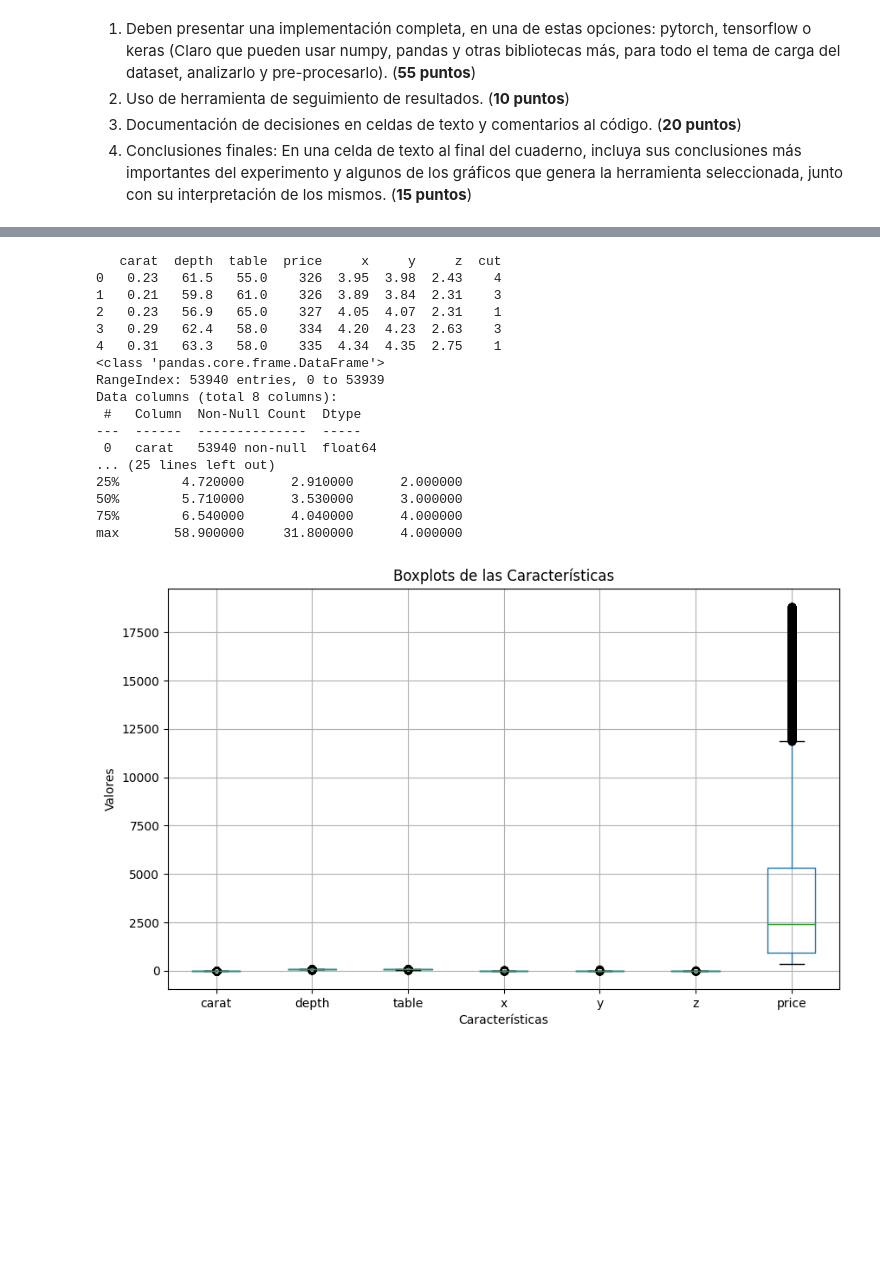
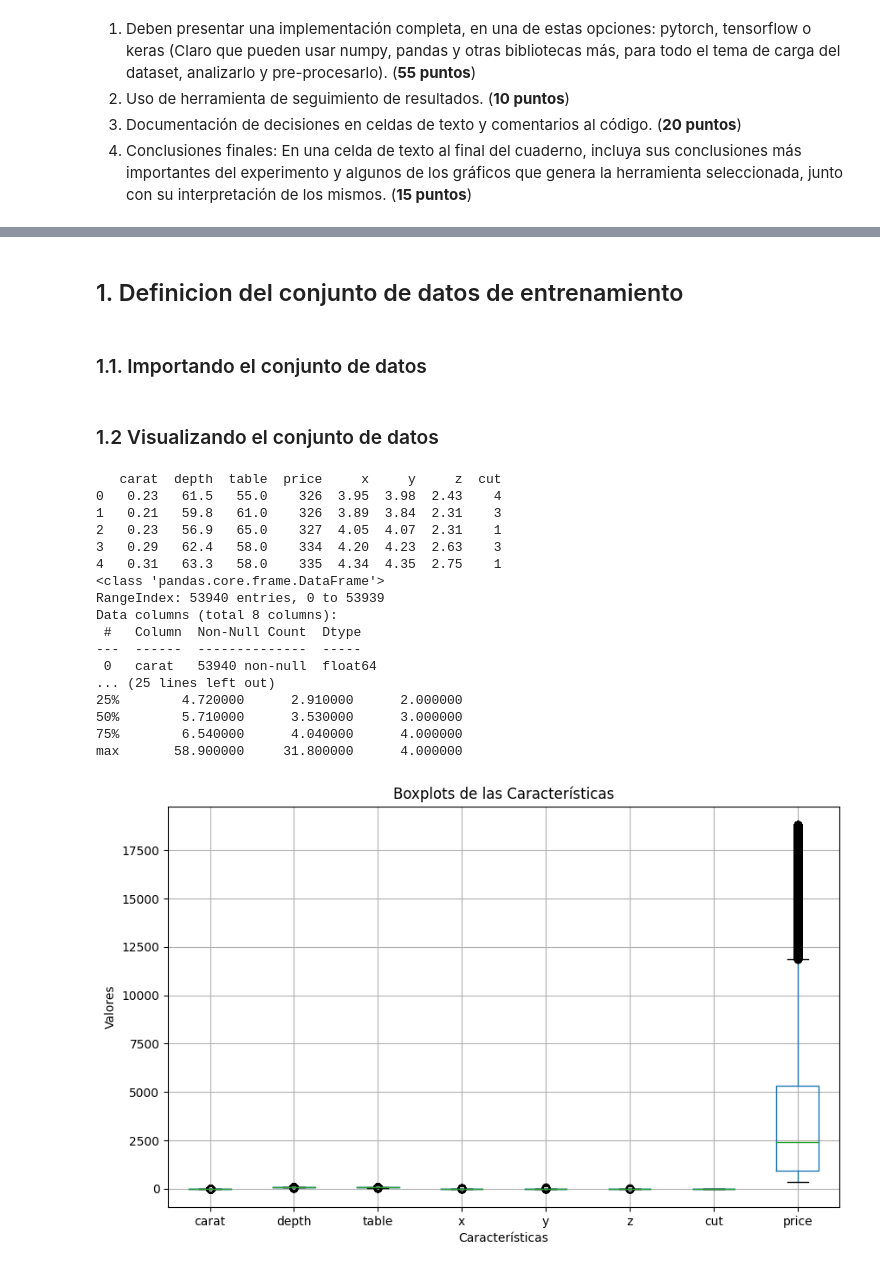
Before and after one commit to JeanPaulRF/Trabajos-IA, a Jupyter notebook: TP-3/2023-2-Trabajo Practico_3.ipynb, the cells around one changed output, grey strips where cells are left out. Drawn from its saved outputs; the diff is of its cells as text; code cells hidden in the pictures; blank space fills up the shorter version.

```diff
--- a/TP-3/2023-2-Trabajo Practico_3.ipynb
+++ b/TP-3/2023-2-Trabajo Practico_3.ipynb
@@ -37,0 +53,4 @@ Criterios de evaluación:
+# %% [markdown]
+## 1. Definicion del conjunto de datos de entrenamiento
+# %% [markdown]
+### 1.1. Importando el conjunto de datos
@@ -38,13 +60,6 @@ Criterios de evaluación:
+# %% [markdown]
+### 1.2 Visualizando el conjunto de datos
 # %%
-import pandas as pd
-import numpy as np
-import matplotlib.pyplot as plt
-from sklearn.preprocessing import MinMaxScaler
-from sklearn.model_selection import train_test_split
-
-# Asumiendo que el conjunto de datos está en un archivo CSV llamado 'diamonds.csv'
-df = pd.read_csv('diamonds.csv')
-
 # Mostrar las primeras filas del DataFrame para verificar la carga
 print(df.head())
 
@@ -53,32 +68,32 @@ print(df.info())
 
 # Estadísticas descriptivas para atributos numéricos
 print(df.describe())
 
-columnas = ['carat', 'depth', 'table', 'x', 'y', 'z', 'price']
+columnas = ['carat', 'depth', 'table', 'x', 'y', 'z', 'cut', 'price']
 
 # Visualizar boxplots para identificar valores atípicos
 plt.figure(figsize=(10, 6))
 df[columnas].boxplot()
 plt.title('Boxplots de las Características')
 plt.ylabel('Valores')
 plt.xlabel('Características')
 plt.show()
 # %% [output]
    carat  depth  table  price     x     y     z  cut
 0   0.23   61.5   55.0    326  3.95  3.98  2.43    4
 1   0.21   59.8   61.0    326  3.89  3.84  2.31    3
 2   0.23   56.9   65.0    327  4.05  4.07  2.31    1
 3   0.29   62.4   58.0    334  4.20  4.23  2.63    3
 4   0.31   63.3   58.0    335  4.34  4.35  2.75    1
 <class 'pandas.core.frame.DataFrame'>
 RangeIndex: 53940 entries, 0 to 53939
 Data columns (total 8 columns):
  #   Column  Non-Null Count  Dtype
 ---  ------  --------------  -----
  0   carat   53940 non-null  float64
 ... (25 lines left out)
 25%        4.720000      2.910000      2.000000
 50%        5.710000      3.530000      3.000000
 75%        6.540000      4.040000      4.000000
 max       58.900000     31.800000      4.000000
-[figure, old version]
+[figure, new version]
```
Also changed, not shown: parts of 32 cells of this notebook.
